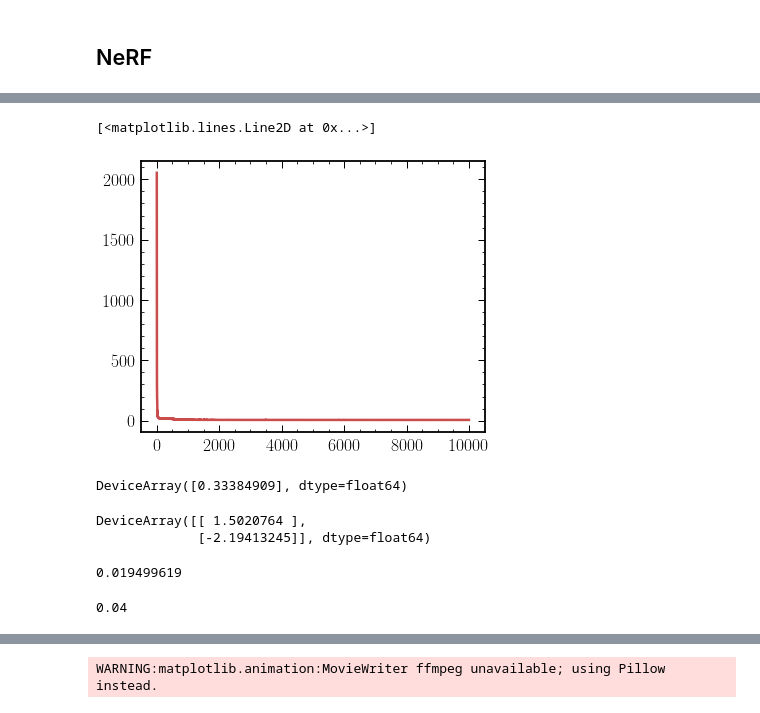
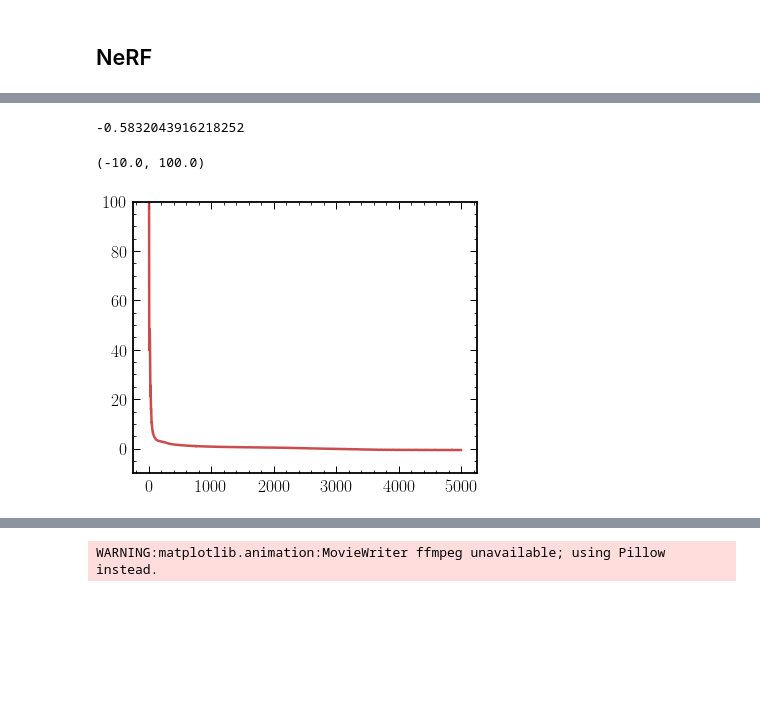
Before and after one commit to smsharma/lensing-neural-fields, a Jupyter notebook: notebooks/nerf_probabilistic_lens.ipynb, the cells around one changed output, grey strips where cells are left out. Drawn from its saved outputs; the diff is of its cells as text; code cells hidden in the pictures; blank space fills up the shorter version.

```diff
--- a/notebooks/nerf_probabilistic_lens.ipynb
+++ b/notebooks/nerf_probabilistic_lens.ipynb
@@ -482,18 +497,19 @@ def train_step(state, batch, key, learning_rate_fn):
 
     return train_loss, train_psnr, new_state
 # %%
-learning_rate_init = 1e-4
-learning_rate_variational = 2e-3
-weight_decay = 1e-5
+learning_rate_init = 3e-4
+learning_rate_variational = 5e-4
+weight_decay = 1e-4
 momentum = 0.8
 optimizer_name = "adamw"
 # %%
-train_epochs = 10000
+train_epochs = 5000
 plot_every = 100
 # %%
 from flax.training.lr_schedule import create_cosine_learning_rate_schedule
 
 lr_schedule = optax.cosine_decay_schedule(init_value=learning_rate_init, decay_steps=train_epochs)
+lr_schedule_variational = optax.constant_schedule(value=learning_rate_variational)
 # lr_schedule = optax.constant_schedule(value=learning_rate_init)
 # %%
 coords.shape, image_input.shape
@@ -516,7 +532,7 @@ model, params = initialize_model(key, (n_xy * n_xy, 2))
 
 # Define the Optimizer
 if optimizer_name == "adamw":
-    optimizer = optax.adamw(learning_rate=lr_schedule, weight_decay=weight_decay)
+    optimizer = optax.adamw(learning_rate=lr_schedule_variational, weight_decay=weight_decay)
 elif optimizer_name == "sgdm":
     optimizer = optax.sgd(learning_rate=lr_schedule, momentum=momentum, nesterov=True)
 elif optimizer_name == "adabelief":
@@ -536,7 +552,7 @@ state = train_state.TrainState.create(apply_fn=model.apply, params=params, tx=tx
 def train_and_evaluate(state, train_step_fn, learning_rate_fn):
 
     train_loss_history, train_psnr_history, reconstructed_src_mu_history, reconstructed_src_std_history, reconstructed_lens_history = [], [], [], [], []
-    theta_E_history = []
+    loc_history, scale_tri_history = [], []
     key, rng = jax.random.split(jax.random.PRNGKey(np.random.randint(1000)))
 
     for epoch in tqdm(range(train_epochs)):
@@ -554,16 +570,17 @@ def train_and_evaluate(state, train_step_fn, learning_rate_fn):
         if epoch % plot_every == 0:
 
             model_fn = lambda x: state.apply_fn({"params": state.params}, x)
-            model_output, lens_var_params = model_fn(rearrange(coords, "c h w -> (h w) c"))
+            model_output, loc, scale_tri = model_fn(rearrange(coords, "c h w -> (h w) c"))
             model_output = rearrange(model_output, "(h w) c -> c h w", h=n_xy, w=n_xy)
 
-            lenses = render_lens((jnp.exp(model_output[0]), lens_var_params[0]))
+            lenses = render_lens((nn.softplus(model_output[0]), loc))
 
             reconstructed_lens_history.append(np.asarray(lenses.T))
-            reconstructed_src_mu_history.append(np.asarray(model_output[0]))
-            reconstructed_src_std_history.append(np.asarray(model_output[1]))
+            reconstructed_src_mu_history.append(np.asarray(nn.softplus(model_output[0])))
+            reconstructed_src_std_history.append(np.asarray(nn.softplus(model_output[1])))
 
-            theta_E_history.append(np.asarray(lens_var_params[0]))
+            loc_history.append(np.asarray(loc))
+            scale_tri_history.append(np.asarray(scale_tri))
 
     hist = {
         "train_loss": train_loss_history,
@@ -571,7 +588,8 @@ def train_and_evaluate(state, train_step_fn, learning_rate_fn):
         "reconstructed_lens": reconstructed_lens_history,
         "reconstructed_src_mu": reconstructed_src_mu_history,
         "reconstructed_src_std": reconstructed_src_std_history,
-        "theta_E_history": theta_E_history
+        "loc_history": loc_history,
+        "scale_tri_history": scale_tri_history
     }
 
     return state, hist
@@ -600,26 +714,14 @@ hist['theta_E_history']
+# %%
+hist["train_loss"][-1] / (n_xy * n_xy)
+# %% [output]
+-0.5832043916218252
 # %%
-plt.plot(hist["train_loss"])
-# plt.plot(hist["train_psnr"])
-# plt.ylim(0, 30)
+plt.plot(np.array(hist["train_loss"]) / (n_xy * n_xy))
+plt.ylim(-10, 100)
 # %% [output]
-[<matplotlib.lines.Line2D at 0x...>]
+(-10.0, 100.0)
-[figure, old version]
+[figure, new version]
-# %%
-jnp.sqrt(jnp.exp(state.params['var_params'][1]))
-# %% [output]
-DeviceArray([0.33384909], dtype=float64)
-# %%
-state.params['var_params']
-# %% [output]
-DeviceArray([[ 1.5020764 ],
-             [-2.19413245]], dtype=float64)
 # %%
-sigma = np.sqrt(np.exp(np.array(hist["reconstructed_src_std"]))[-1, :])
-np.mean(sigma[sigma < 0.2])
+# sigma = np.array(nn.softplus(hist["reconstructed_src_std"]))[-1, :]
+# np.mean(sigma[sigma < 0.2])
-# %% [output]
-0.019499619
-# %%
-std_noise
-# %% [output]
-0.04
 # %%
```
Also changed, not shown: parts of 55 cells of this notebook, 1 other file.
